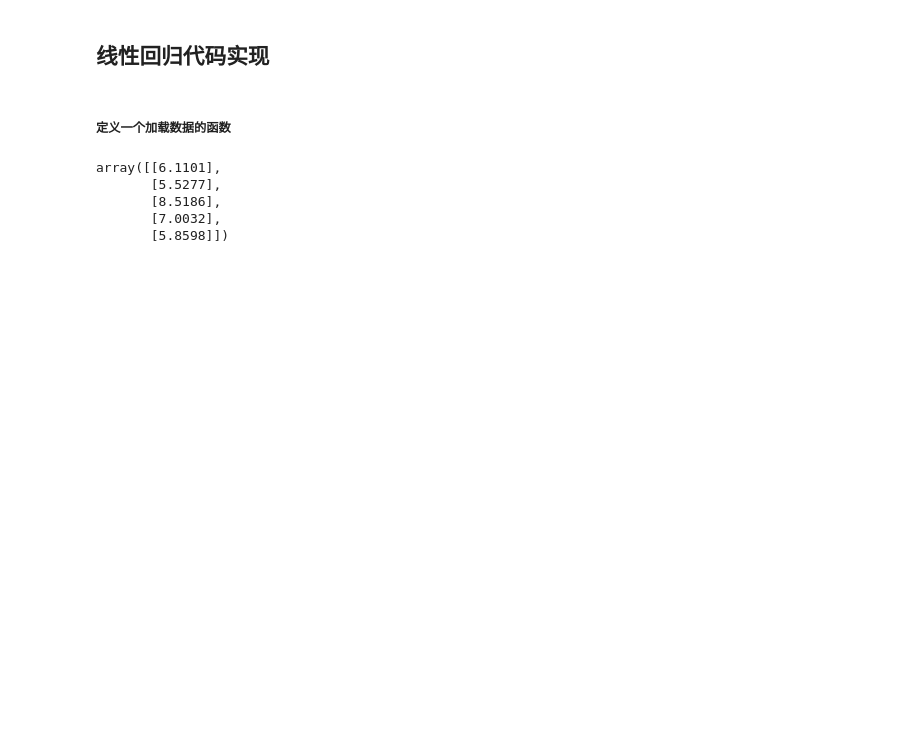
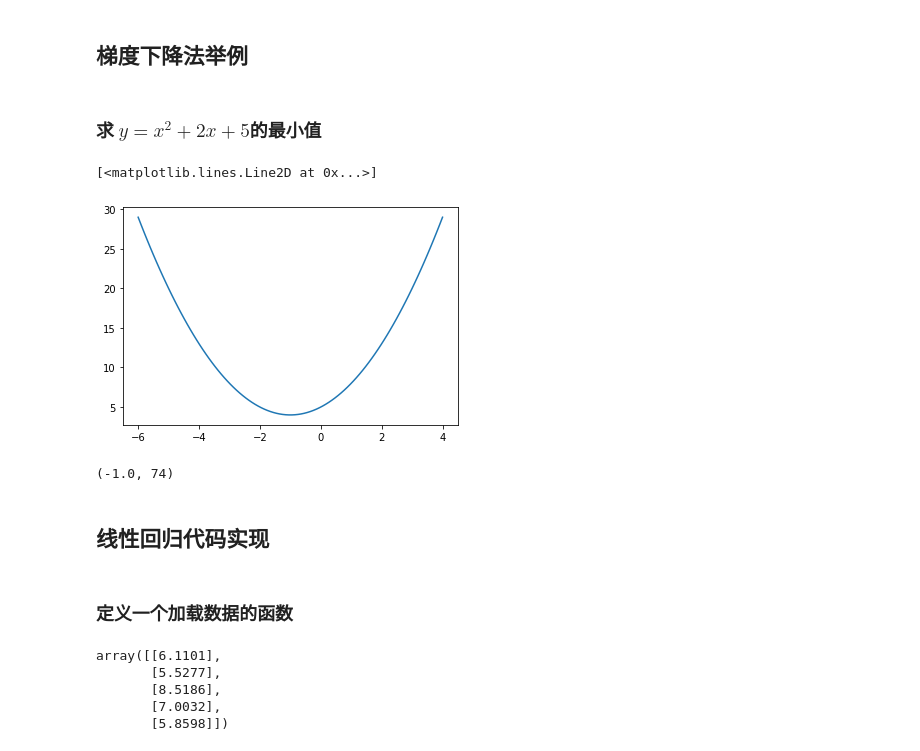
Before and after one commit to longfengpili/ML_algorithm_engineer_camp, a Jupyter notebook: 第二章、使用梯度下降法求解线性回归问题.ipynb, the cells around one changed output. Drawn from its saved outputs; the diff is of its cells as text; code cells hidden in the pictures; blank space fills up the shorter version.

```diff
--- a/第二章、使用梯度下降法求解线性回归问题.ipynb
+++ b/第二章、使用梯度下降法求解线性回归问题.ipynb
@@ -1,10 +1,38 @@
+# %% [markdown]
+## 梯度下降法举例
+# %% [markdown]
+### 求 $y=x^2+2x+5$的最小值
+# %%
+x = np.linspace(-6, 4, 100)
+y = x ** 2 + x * 2 + 5
+plt.plot(x, y)
+# %% [output]
+[<matplotlib.lines.Line2D at 0x...>]
+[figure, added]
+# %%
+def gradient(x):
+    return x * 2 + 2
+def get_min(gradient, alpha=0.8):
+    num = 0
+    x = np.random.randint(-6, 4)
+    grad = gradient(x)
+    while grad != 0:
+        x -= alpha * grad
+        grad = gradient(x)
+        num += 1
+#         print(x)
+    return x, num
+
+get_min(gradient)
+# %% [output]
+(-1.0, 74)
 # %% [markdown]
 ## 线性回归代码实现
 # %%
 import numpy as np
 import matplotlib.pyplot as plt
 # %% [markdown]
-##### 定义一个加载数据的函数
+### 定义一个加载数据的函数
 # %%
 def loaddata():
     data = np.loadtxt('data/2_4.txt',delimiter=',')
```
Also changed, not shown: parts of 10 cells of this notebook, 1 other file.
